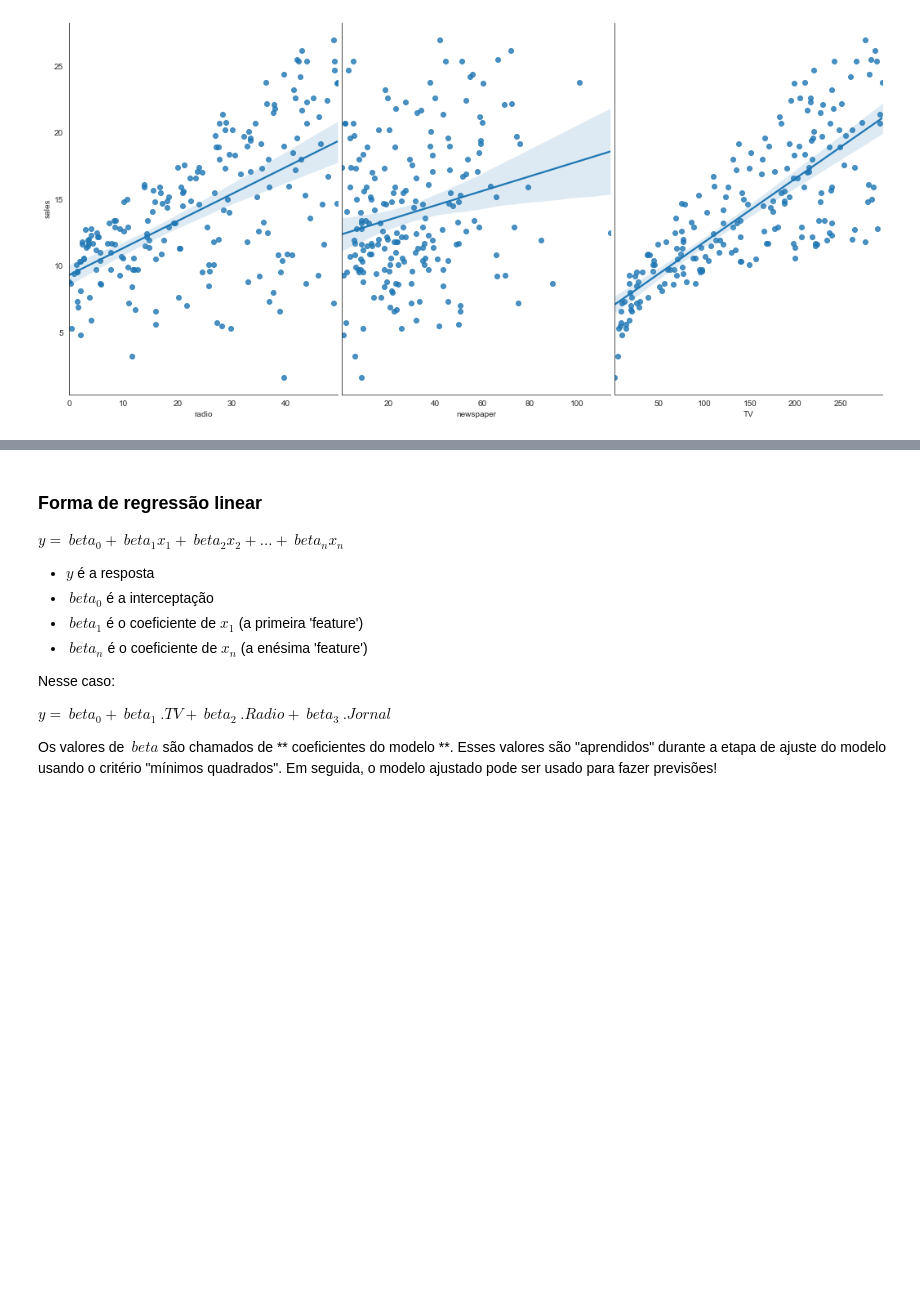
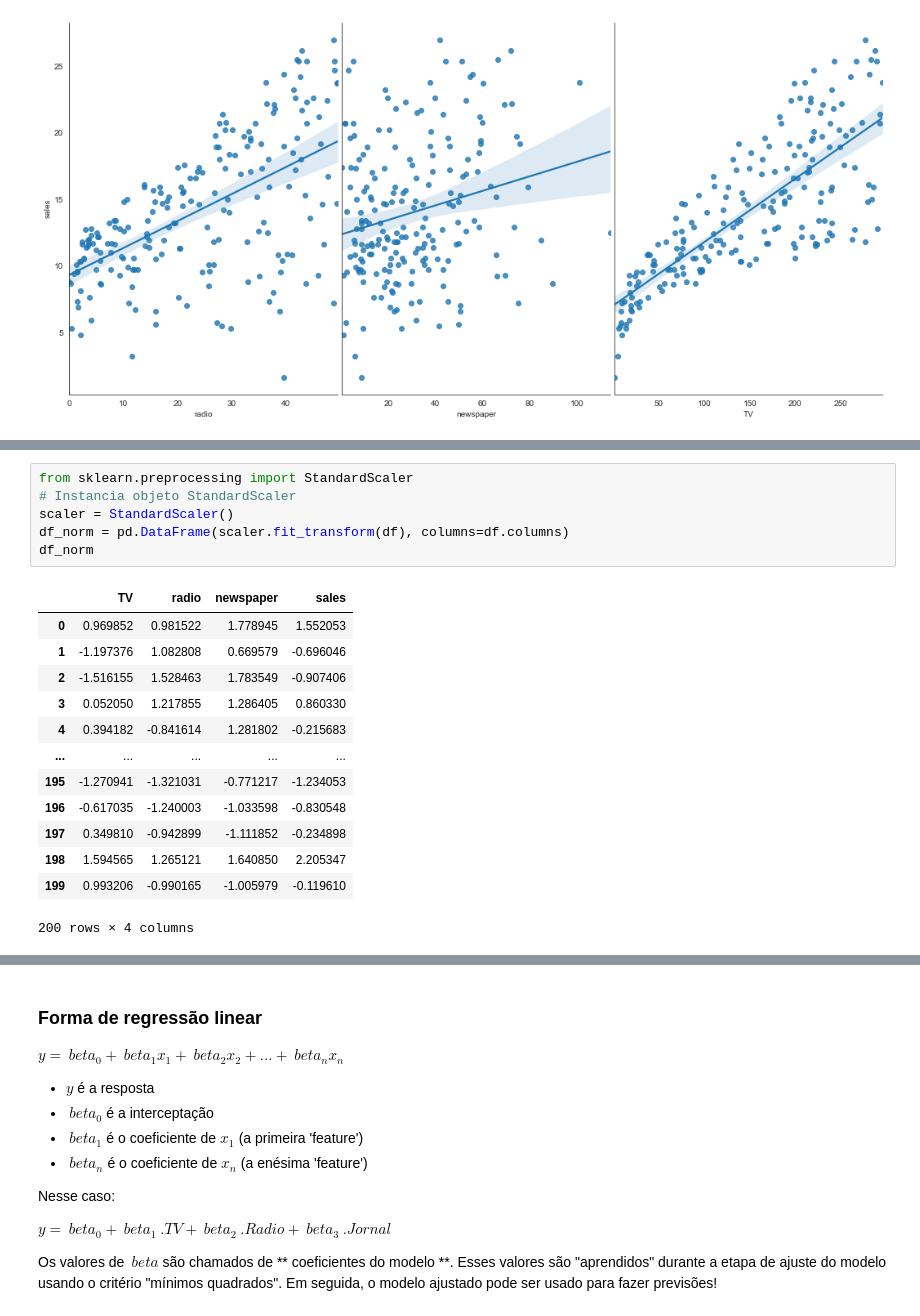
Before and after one commit to andersonmgomes/enap_bootcamp, a Jupyter notebook: 20211123-AulaTarde/exercicio_publicidade_reglinear_resolvido.ipynb, the cells around one changed output, grey strips where cells are left out. Drawn from its saved outputs; the diff is of its cells as text; blank space fills up the shorter version.

```diff
--- a/20211123-AulaTarde/exercicio_publicidade_reglinear_resolvido.ipynb
+++ b/20211123-AulaTarde/exercicio_publicidade_reglinear_resolvido.ipynb
@@ -114,0 +150,20 @@ sns.pairplot(df, x_vars=['radio','newspaper','TV'], y_vars='sales',
+# %%
+from sklearn.preprocessing import StandardScaler
+# Instancia objeto StandardScaler
+scaler = StandardScaler()
+df_norm = pd.DataFrame(scaler.fit_transform(df), columns=df.columns)
+df_norm
+# %% [output]
+|  | TV | radio | newspaper | sales |
+| 0 | 0.969852 | 0.981522 | 1.778945 | 1.552053 |
+| 1 | -1.197376 | 1.082808 | 0.669579 | -0.696046 |
+| 2 | -1.516155 | 1.528463 | 1.783549 | -0.907406 |
+| 3 | 0.052050 | 1.217855 | 1.286405 | 0.860330 |
+| 4 | 0.394182 | -0.841614 | 1.281802 | -0.215683 |
+| ... | ... | ... | ... | ... |
+| 195 | -1.270941 | -1.321031 | -0.771217 | -1.234053 |
+| 196 | -0.617035 | -1.240003 | -1.033598 | -0.830548 |
+| 197 | 0.349810 | -0.942899 | -1.111852 | -0.234898 |
+| 198 | 1.594565 | 1.265121 | 1.640850 | 2.205347 |
+| 199 | 0.993206 | -0.990165 | -1.005979 | -0.119610 |
+200 rows × 4 columns
```
Also changed, not shown: parts of 4 cells of this notebook, 8 other files.
